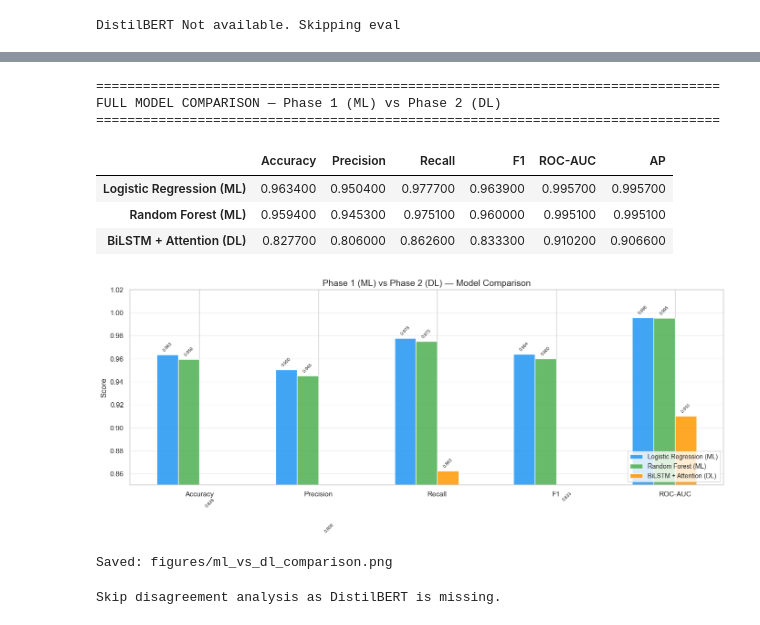
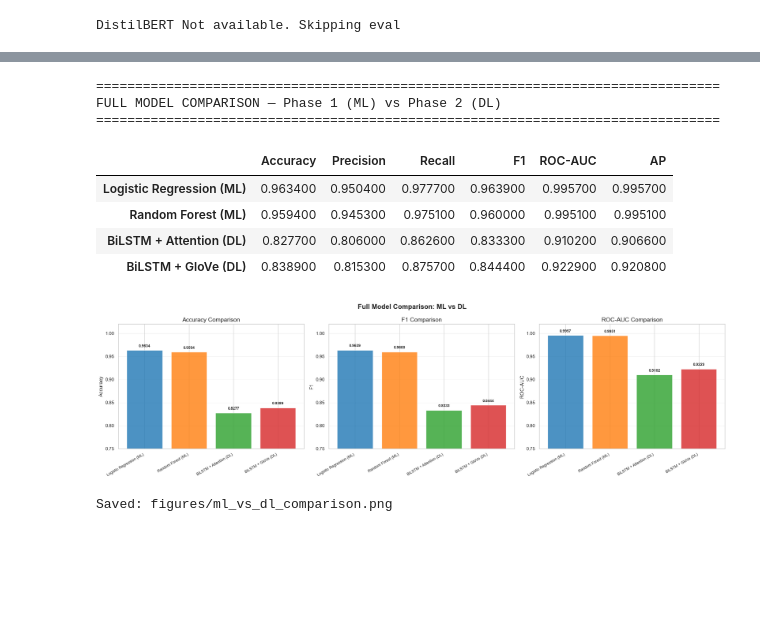
Before and after one commit to bhavanishanker-png/predictive-sales-analytics-engine, a Jupyter notebook: notebooks/08_dl_evaluation.ipynb, the cells around one changed output, grey strips where cells are left out. Cells and saved outputs as stored; diff of their text form; code cells hidden in the pictures; blank space fills up the shorter version.

```diff
--- a/notebooks/08_dl_evaluation.ipynb
+++ b/notebooks/08_dl_evaluation.ipynb
@@ -169,0 +243,8 @@ BiLSTM + Attention — Test Metrics
+# %%
+# BiLSTM + GloVe evaluation
+if has_glove:
+    glove_metrics, glove_preds, glove_probs = evaluate_bilstm(
+        glove_model, test_loader, y_test, device, 'BiLSTM + GloVe'
+    )
+else:
+    print('BiLSTM + GloVe not available. Skipping.')
@@ -360,10 +428,11 @@ phase1_metrics = {
     },
 }
 
-all_results = {
-    **phase1_metrics,
-    'BiLSTM + Attention (DL)': lstm_metrics,
-}
+all_results = {**phase1_metrics}
+if has_original:
+    all_results['BiLSTM + Attention (DL)'] = original_metrics
+if has_glove:
+    all_results['BiLSTM + GloVe (DL)'] = glove_metrics
 if has_distilbert:
     all_results['DistilBERT (DL)'] = bert_metrics
 
@@ -382,56 +451,33 @@ FULL MODEL COMPARISON — Phase 1 (ML) vs Phase 2 (DL)
 | Logistic Regression (ML) | 0.963400 | 0.950400 | 0.977700 | 0.963900 | 0.995700 | 0.995700 |
 | Random Forest (ML) | 0.959400 | 0.945300 | 0.975100 | 0.960000 | 0.995100 | 0.995100 |
 | BiLSTM + Attention (DL) | 0.827700 | 0.806000 | 0.862600 | 0.833300 | 0.910200 | 0.906600 |
+| BiLSTM + GloVe (DL) | 0.838900 | 0.815300 | 0.875700 | 0.844400 | 0.922900 | 0.920800 |
 # %%
-# Grouped bar chart
-metrics_to_plot = ['Accuracy', 'Precision', 'Recall', 'F1', 'ROC-AUC']
-model_names = list(all_results.keys())
-colors = ['#2196F3', '#4CAF50', '#FF9800', '#E91E63']
+# Comparison bar chart
+metrics_to_plot = ['Accuracy', 'F1', 'ROC-AUC']
+n_metrics = len(metrics_to_plot)
+colors = ['#1f77b4', '#ff7f0e', '#2ca02c', '#d62728', '#9467bd']
 
-x = np.arange(len(metrics_to_plot))
-width = 0.18
+fig, axes = plt.subplots(1, n_metrics, figsize=(7 * n_metrics, 6))
 
-fig, ax = plt.subplots(figsize=(14, 6))
-for i, (model_name, color) in enumerate(zip(model_names, colors)):
-    values = [all_results[model_name][m] for m in metrics_to_plot]
-    bars = ax.bar(x + i * width, values, width, label=model_name, color=color, alpha=0.85)
-    for bar, val in zip(bars, values):
-        ax.text(bar.get_x() + bar.get_width()/2, bar.get_height() + 0.002,
-                f'{val:.3f}', ha='center', va='bottom', fontsize=7, rotation=45)
+for ax, metric in zip(axes, metrics_to_plot):
+    vals = comparison_df[metric]
+    bars = ax.bar(range(len(vals)), vals, color=colors[:len(vals)], alpha=0.8)
+    ax.set_xticks(range(len(vals)))
+    ax.set_xticklabels(vals.index, rotation=30, ha='right', fontsize=9)
+    ax.set_ylabel(metric, fontsize=12)
+    ax.set_title(f'{metric} Comparison', fontsize=14)
+    ax.set_ylim(0.75, 1.02)
+    ax.grid(axis='y', alpha=0.3)
+    for bar, val in zip(bars, vals):
+        ax.text(bar.get_x() + bar.get_width()/2, bar.get_height() + 0.005,
+                f'{val:.4f}', ha='center', va='bottom', fontsize=9, fontweight='bold')
 
-ax.set_ylabel('Score', fontsize=12)
-ax.set_title('Phase 1 (ML) vs Phase 2 (DL) — Model Comparison', fontsize=14)
-ax.set_xticks(x + width * 1.5)
-ax.set_xticklabels(metrics_to_plot, fontsize=11)
-ax.legend(loc='lower right', fontsize=10)
-ax.set_ylim(0.85, 1.02)
-ax.grid(axis='y', alpha=0.3)
-
+plt.suptitle('Full Model Comparison: ML vs DL', fontsize=16, fontweight='bold')
 plt.tight_layout()
 plt.savefig(FIGURES_DIR / 'ml_vs_dl_comparison.png', dpi=150, bbox_inches='tight')
 plt.show()
 print('Saved: figures/ml_vs_dl_comparison.png')
 # %% [output]
-[figure, old version]
+[figure, new version]
 Saved: figures/ml_vs_dl_comparison.png
-# %%
-lstm_correct = (lstm_preds == y_test)
-
-if has_distilbert:
-    bert_correct = (bert_preds == y_test)
-
-    both_correct      = lstm_correct & bert_correct
-    both_wrong        = (~lstm_correct) & (~bert_correct)
-    lstm_only_correct = lstm_correct & (~bert_correct)
-    bert_only_correct = bert_correct & (~lstm_correct)
-
-    print('Test Set Disagreement Analysis (DL models)')
-    print(f'  Both correct:           {both_correct.sum():>6,} ({both_correct.mean():.2%})')
-    print(f'  Both wrong:             {both_wrong.sum():>6,} ({both_wrong.mean():.2%})')
-    print(f'  Only BiLSTM correct:    {lstm_only_correct.sum():>6,} ({lstm_only_correct.mean():.2%})')
-    print(f'  Only DistilBERT correct:{bert_only_correct.sum():>6,} ({bert_only_correct.mean():.2%})')
-    print(f'\nAgreement rate: {(lstm_preds == bert_preds).mean():.2%}')
-else:
-    print('Skip disagreement analysis as DistilBERT is missing.')
-# %% [output]
-Skip disagreement analysis as DistilBERT is missing.
```
Also changed, not shown: parts of 33 cells of this notebook, 21 other files.
